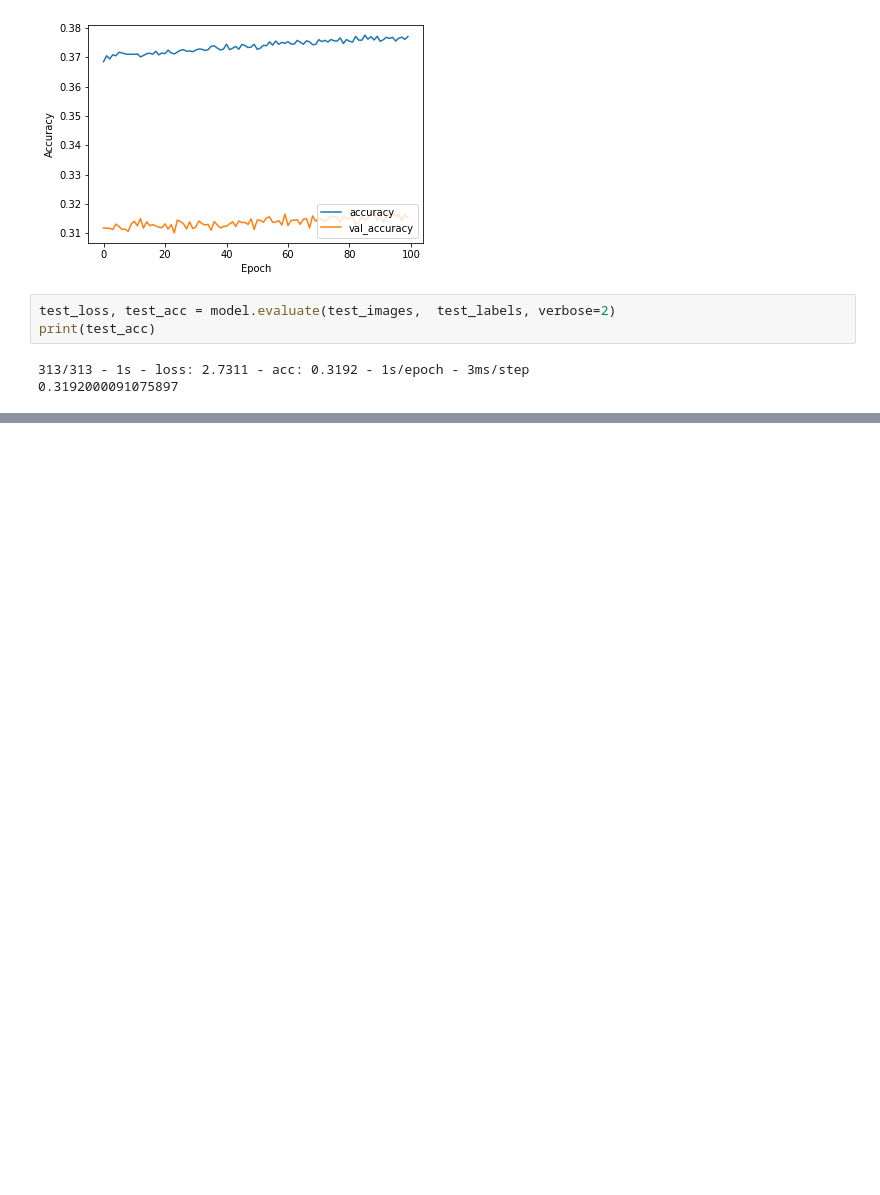
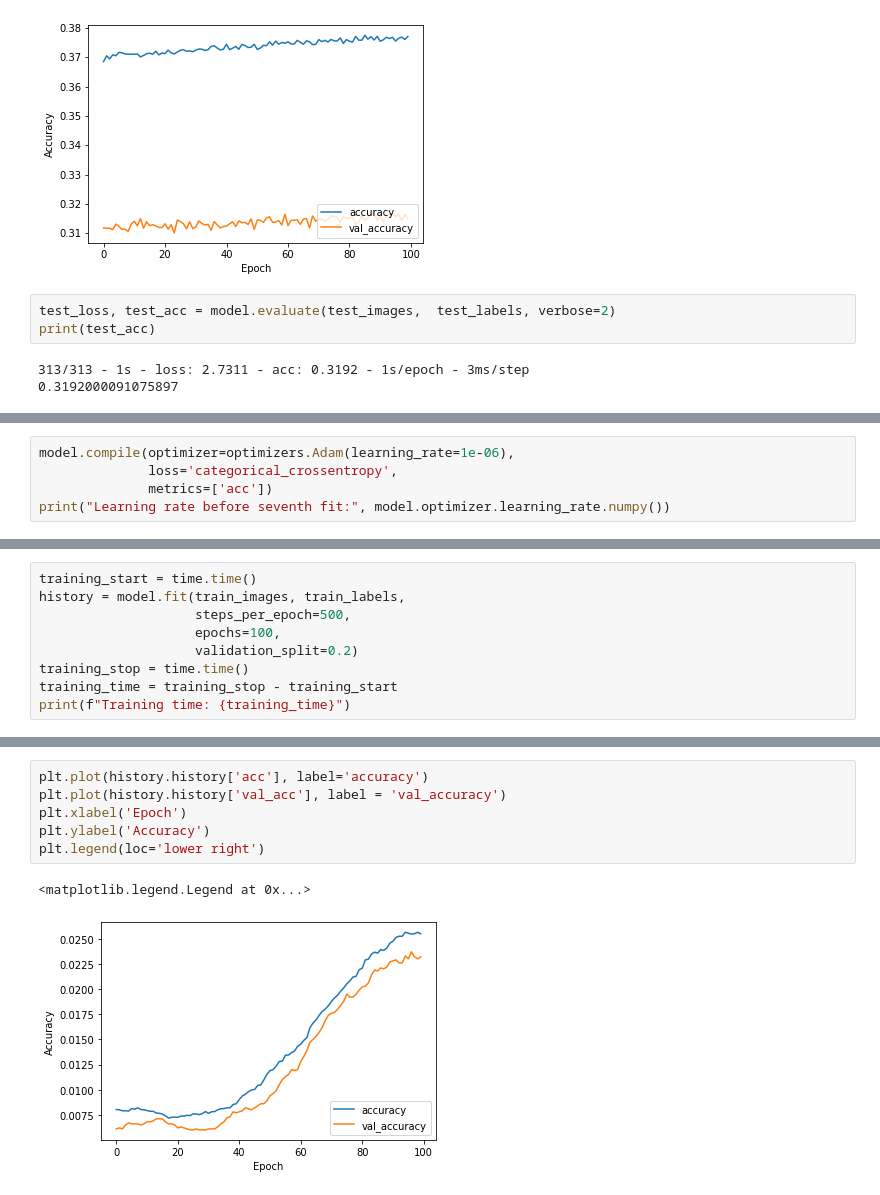
Before and after one commit to SamaSamrin/Basic-CNN-Implementation, a Jupyter notebook: Basic_CNN_Implementation.ipynb, the cells around one changed output, grey strips where cells are left out. Drawn from its saved outputs; the diff is of its cells as text; blank space fills up the shorter version.

```diff
--- a/Basic_CNN_Implementation.ipynb
+++ b/Basic_CNN_Implementation.ipynb
@@ -418,0 +424,5 @@ print(test_acc)
+# %%
+model.compile(optimizer=optimizers.Adam(learning_rate=1e-06),
+              loss='categorical_crossentropy',
+              metrics=['acc'])
+print("Learning rate before seventh fit:", model.optimizer.learning_rate.numpy())
@@ -418,0 +431,9 @@ print(test_acc)
+# %%
+training_start = time.time()
+history = model.fit(train_images, train_labels,
+                    steps_per_epoch=500,
+                    epochs=100,
+                    validation_split=0.2)
+training_stop = time.time()
+training_time = training_stop - training_start
+print(f"Training time: {training_time}")
@@ -418,0 +458,9 @@ print(test_acc)
+# %%
+plt.plot(history.history['acc'], label='accuracy')
+plt.plot(history.history['val_acc'], label = 'val_accuracy')
+plt.xlabel('Epoch')
+plt.ylabel('Accuracy')
+plt.legend(loc='lower right')
+# %% [output]
+<matplotlib.legend.Legend at 0x...>
+[figure, added]
```
Also changed, not shown: parts of 6 cells of this notebook.
